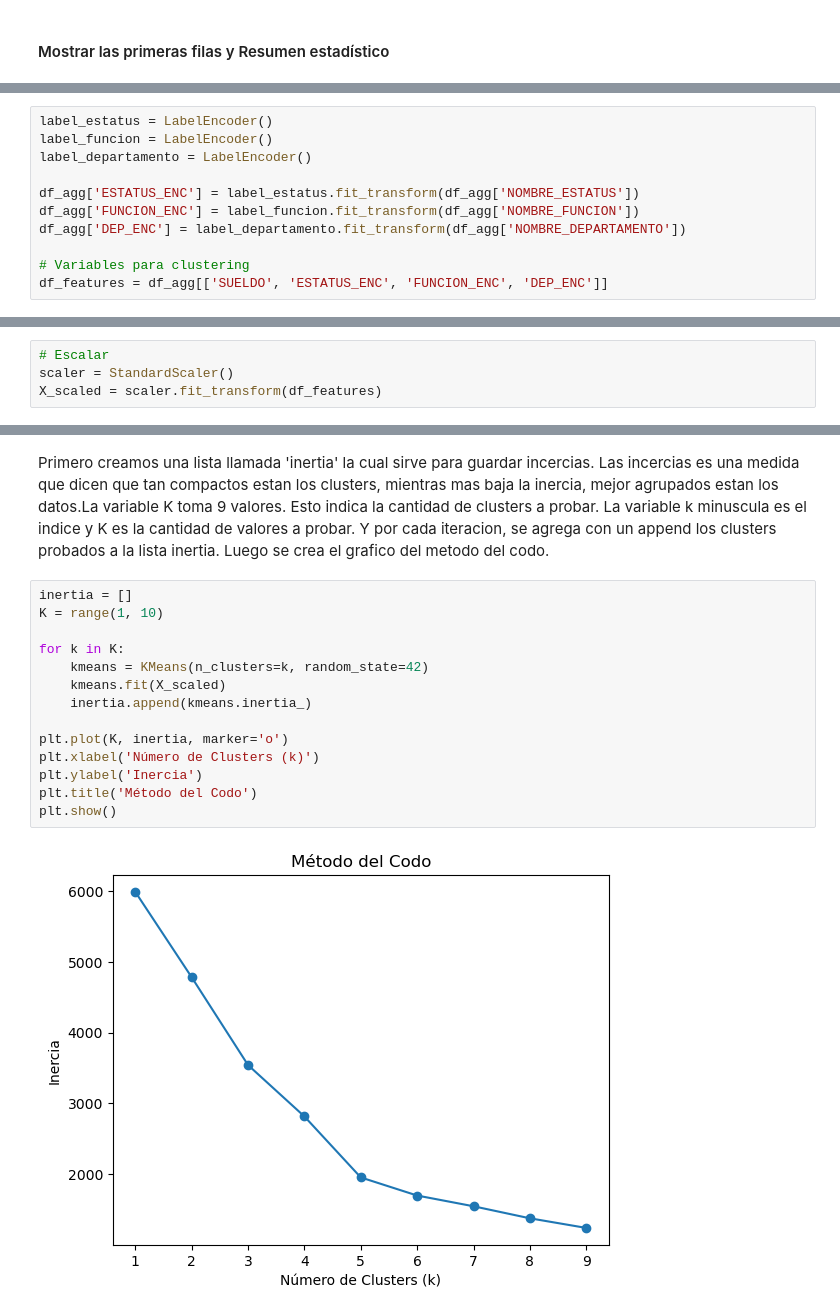
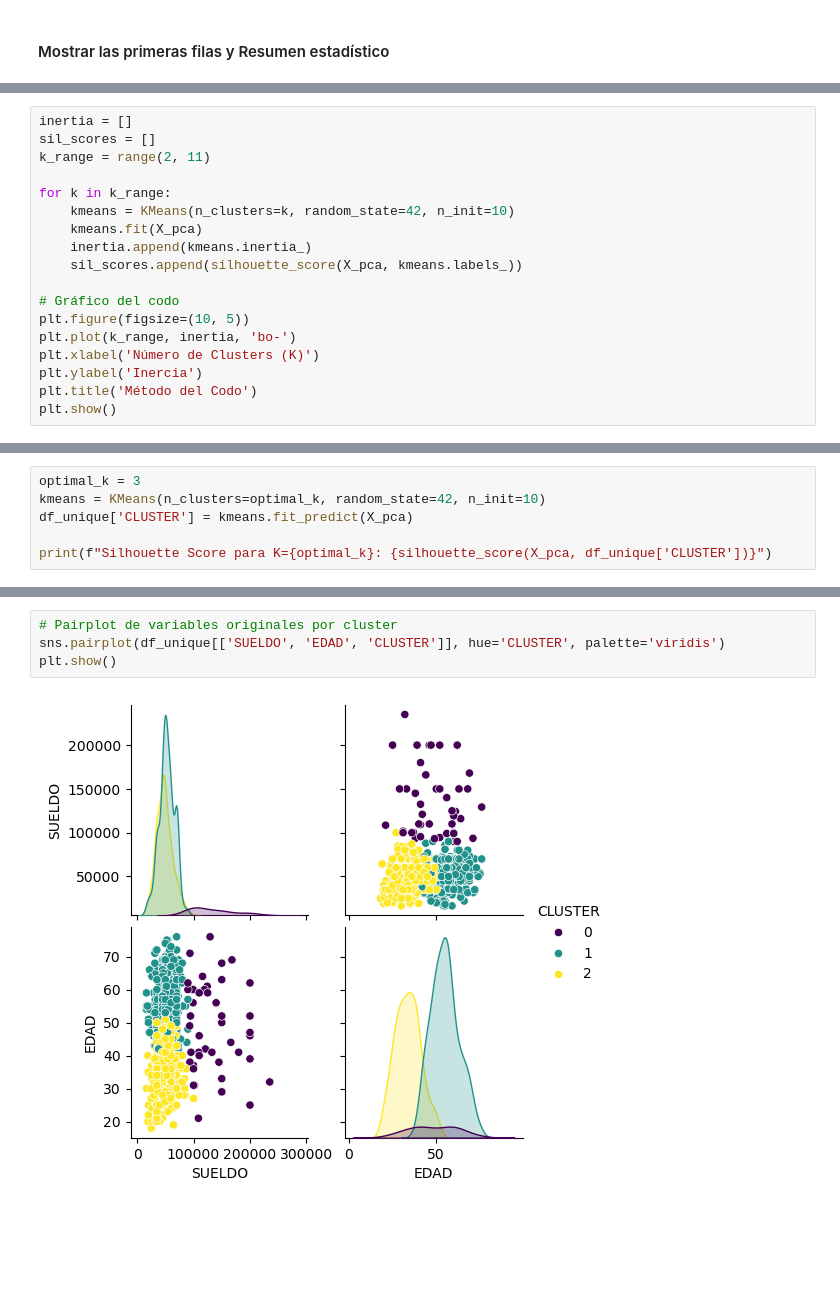
Before and after one commit to scarletabreu/bi-contraloria-dw-mineria, a Jupyter notebook: Modelo de Minería de Datos Descriptivo.ipynb, the cells around one changed output, grey strips where cells are left out. Saved outputs shown, nothing was run; the diff lists cells and outputs as text; blank space fills up the shorter version.

```diff
--- a/Modelo de Minería de Datos Descriptivo.ipynb
+++ b/Modelo de Minería de Datos Descriptivo.ipynb
@@ -100,11 +170,18 @@ Con la funcion fit_transform estamos haciendo el proceso de asignarlos como nume
 # %%
-label_estatus = LabelEncoder()
-label_funcion = LabelEncoder()
-label_departamento = LabelEncoder()
+inertia = []
+sil_scores = []
+k_range = range(2, 11)
 
-df_agg['ESTATUS_ENC'] = label_estatus.fit_transform(df_agg['NOMBRE_ESTATUS'])
-df_agg['FUNCION_ENC'] = label_funcion.fit_transform(df_agg['NOMBRE_FUNCION'])
-df_agg['DEP_ENC'] = label_departamento.fit_transform(df_agg['NOMBRE_DEPARTAMENTO'])
+for k in k_range:
+    kmeans = KMeans(n_clusters=k, random_state=42, n_init=10)
+    kmeans.fit(X_pca)
+    inertia.append(kmeans.inertia_)
+    sil_scores.append(silhouette_score(X_pca, kmeans.labels_))
 
-# Variables para clustering
-df_features = df_agg[['SUELDO', 'ESTATUS_ENC', 'FUNCION_ENC', 'DEP_ENC']]
+# Gráfico del codo
+plt.figure(figsize=(10, 5))
+plt.plot(k_range, inertia, 'bo-')
+plt.xlabel('Número de Clusters (K)')
+plt.ylabel('Inercia')
+plt.title('Método del Codo')
+plt.show()
@@ -113,4 +208,6 @@ La funcion StandardScaler() se encarga de normalizar los datos para que tengan m
 # %%
-# Escalar
-scaler = StandardScaler()
-X_scaled = scaler.fit_transform(df_features)
+optimal_k = 3
+kmeans = KMeans(n_clusters=optimal_k, random_state=42, n_init=10)
+df_unique['CLUSTER'] = kmeans.fit_predict(X_pca)
+
+print(f"Silhouette Score para K={optimal_k}: {silhouette_score(X_pca, df_unique['CLUSTER'])}")
@@ -134,19 +229,6 @@ plt.show()
-# %% [markdown]
-Primero creamos una lista llamada 'inertia' la cual sirve para guardar incercias. Las incercias es una medida que dicen que tan compactos estan los clusters, mientras mas baja la inercia, mejor agrupados estan los datos.La variable K toma 9 valores. Esto indica la cantidad de clusters a probar.
-La variable k minuscula es el indice y K es la cantidad de valores a probar. Y por cada iteracion, se agrega con un append los clusters probados a la lista inertia. Luego se crea el grafico del metodo del codo.
 # %%
-inertia = []
-K = range(1, 10)
-
-for k in K:
-    kmeans = KMeans(n_clusters=k, random_state=42)
-    kmeans.fit(X_scaled)
-    inertia.append(kmeans.inertia_)
-
-plt.plot(K, inertia, marker='o')
-plt.xlabel('Número de Clusters (k)')
-plt.ylabel('Inercia')
-plt.title('Método del Codo')
+# Pairplot de variables originales por cluster
+sns.pairplot(df_unique[['SUELDO', 'EDAD', 'CLUSTER']], hue='CLUSTER', palette='viridis')
 plt.show()
 # %% [output]
-[figure, old version]
+[figure, new version]
```
Also changed, not shown: parts of 55 cells of this notebook.
